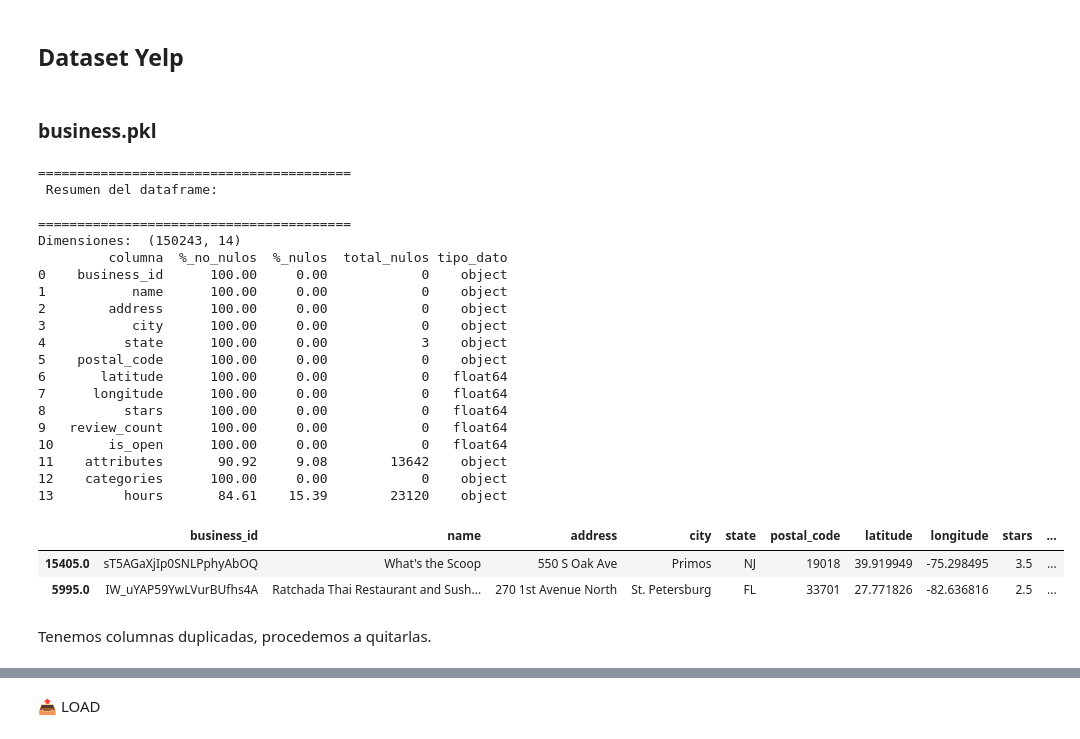
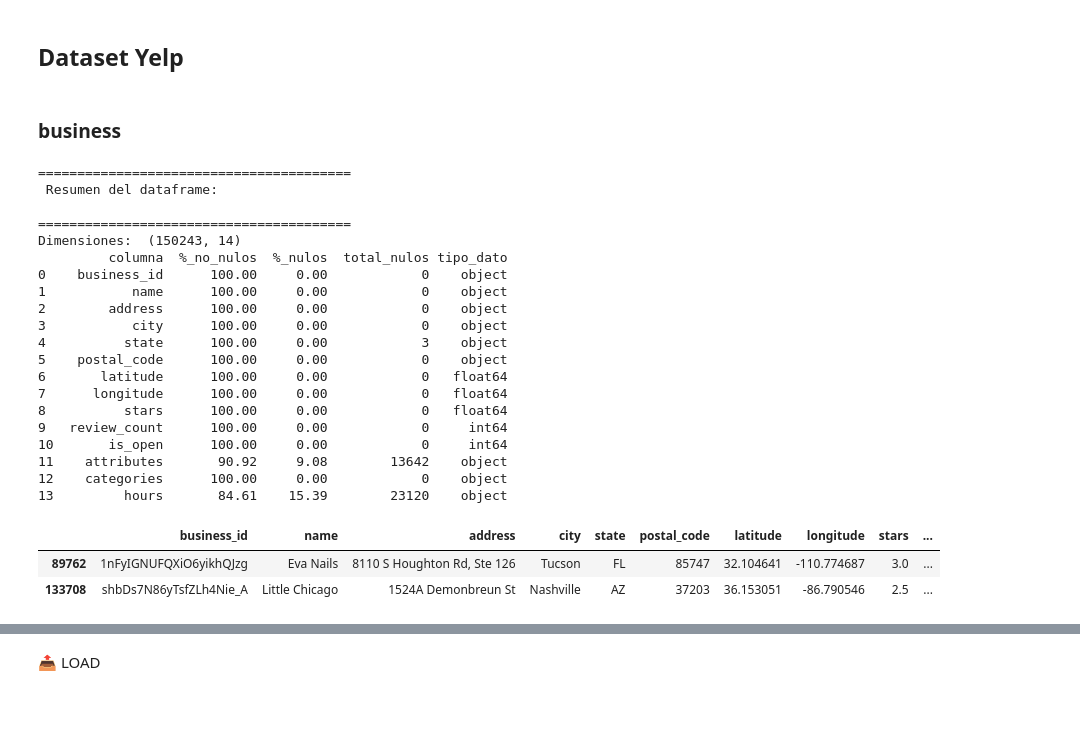
Before and after one commit to bautiarmanicode/HENRY-PROYECTO-FINAL, a Jupyter notebook: 1_Jupyter_Notebooks/1.2_ETL_Transform.ipynb, the cells around one changed output, grey strips where cells are left out. Drawn from its saved outputs; the diff is of its cells as text; code cells hidden in the pictures; blank space fills up the shorter version.

```diff
--- a/1_Jupyter_Notebooks/1.2_ETL_Transform.ipynb
+++ b/1_Jupyter_Notebooks/1.2_ETL_Transform.ipynb
@@ -26,36 +30,44 @@ import seaborn as sns
+# %%
+#Yelp
+business = pd.read_parquet('../0_Dataset/Data_Sucia/Yelp/business.parquet')
+df_rev_FL = pd.read_parquet('../0_Dataset/Data_Sucia/Yelp/review_reducido.parquet')
+df_checkin_FL = pd.read_parquet('../0_Dataset/Data_Sucia/Yelp/checkin_reducido.parquet')
+df_tip_FL = pd.read_parquet('../0_Dataset/Data_Sucia/Yelp/tip.parquet')
+df_user_FL = pd.read_parquet('../0_Dataset/Data_Sucia/Yelp/user_reducido.parquet')
+
+#Google
+df_G_review_FL = pd.read_parquet('../0_Dataset/Data_Sucia/Google/G_review_FL_reducido.parquet')
+df_G_metadata_FL = pd.read_parquet('../0_Dataset/Data_Sucia/Google/G_metadata_FL_reducido.parquet')
 # %% [markdown]
 ___
 # %% [markdown]
 ## Dataset Yelp
 # %% [markdown]
-### business.pkl
+### business
 # %%
-business = pd.read_parquet('../0_Dataset/Yelp/business.parquet')
 data_type_check(business)
 business.sample(2)
 # %% [output]
 ========================================
  Resumen del dataframe:
 
 ========================================
 Dimensiones:  (150243, 14)
          columna  %_no_nulos  %_nulos  total_nulos tipo_dato
 0    business_id      100.00     0.00            0    object
 1           name      100.00     0.00            0    object
 2        address      100.00     0.00            0    object
 3           city      100.00     0.00            0    object
 4          state      100.00     0.00            3    object
 5    postal_code      100.00     0.00            0    object
 6       latitude      100.00     0.00            0   float64
 7      longitude      100.00     0.00            0   float64
 8          stars      100.00     0.00            0   float64
-9   review_count      100.00     0.00            0   float64
-10       is_open      100.00     0.00            0   float64
+9   review_count      100.00     0.00            0     int64
+10       is_open      100.00     0.00            0     int64
 11    attributes       90.92     9.08        13642    object
 12    categories      100.00     0.00            0    object
 13         hours       84.61    15.39        23120    object
 |  | business_id | name | address | city | state | postal_code | latitude | longitude | stars | ... |
-| 15405.0 | sT5AGaXjIp0SNLPphyAbOQ | What's the Scoop | 550 S Oak Ave | Primos | NJ | 19018 | 39.919949 | -75.298495 | 3.5 | ... |
-| 5995.0 | IW_uYAP59YwLVurBUfhs4A | Ratchada Thai Restaurant and Sush... | 270 1st Avenue North | St. Petersburg | FL | 33701 | 27.771826 | -82.636816 | 2.5 | ... |
+| 89762 | 1nFyIGNUFQXiO6yikhQJzg | Eva Nails | 8110 S Houghton Rd, Ste 126 | Tucson | FL | 85747 | 32.104641 | -110.774687 | 3.0 | ... |
+| 133708 | shbDs7N86yTsfZLh4Nie_A | Little Chicago | 1524A Demonbreun St | Nashville | AZ | 37203 | 36.153051 | -86.790546 | 2.5 | ... |
-# %% [markdown]
-Tenemos columnas duplicadas, procedemos a quitarlas.
```
Also changed, not shown: parts of 48 cells of this notebook, 19 other files.
